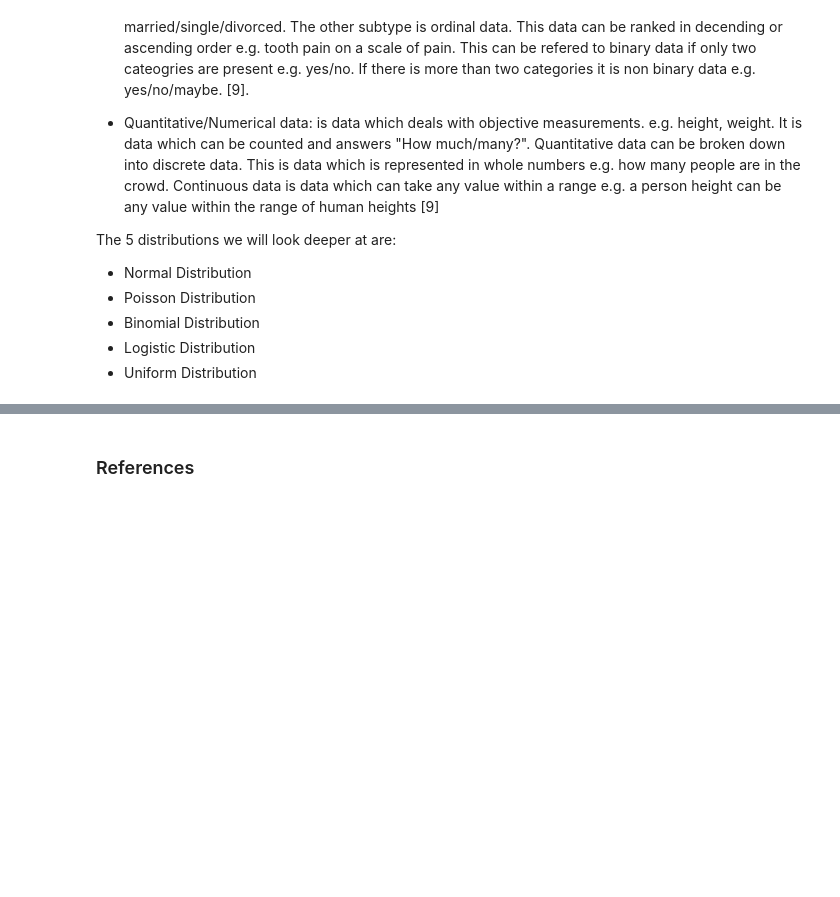
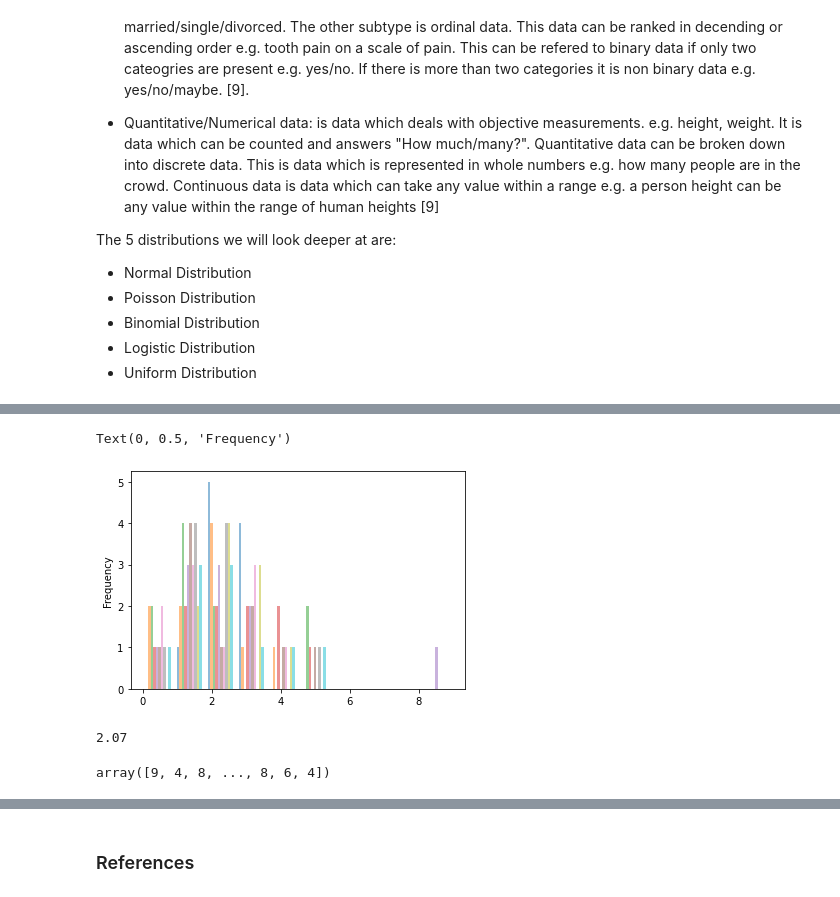
Before and after one commit to kmcd14/ProgrammingDA-assessment, a Jupyter notebook: numpy-random.ipynb, the cells around one changed output, grey strips where cells are left out. Drawn from its saved outputs; the diff is of its cells as text; code cells hidden in the pictures; blank space fills up the shorter version.

```diff
--- a/numpy-random.ipynb
+++ b/numpy-random.ipynb
@@ -359,0 +422,3 @@ The 5 distributions we will look deeper at are:
+# %%
+# Generating a multi dimeensional array with 16 samples to draw
+z = np.random.poisson(2, (10, 10))
@@ -359,0 +438,13 @@ The 5 distributions we will look deeper at are:
+# %%
+count, bins, ignored = plt.hist(z, alpha=0.5)
+#plt.hist(count = z, bins =16)
+plt.ylabel("Frequency") # Label the y axis
+#plt.legend(z)
+# %% [output]
+Text(0, 0.5, 'Frequency')
+[figure, added]
+# %%
+# Mean of samples drawn
+z.mean()
+# %% [output]
+2.07
@@ -359,0 +453,4 @@ The 5 distributions we will look deeper at are:
+# %%
+q
+# %% [output]
+array([9, 4, 8, ..., 8, 6, 4])
```
Also changed, not shown: parts of 17 cells of this notebook.
